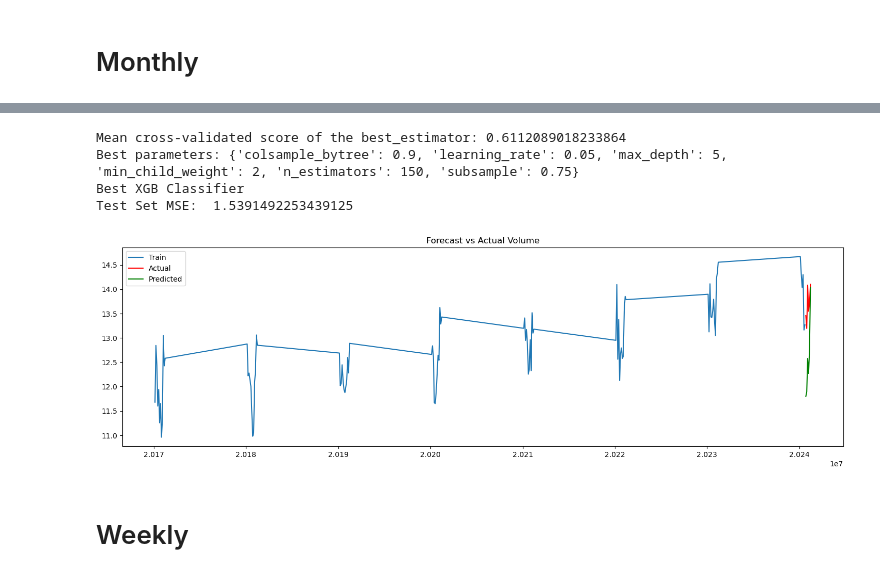
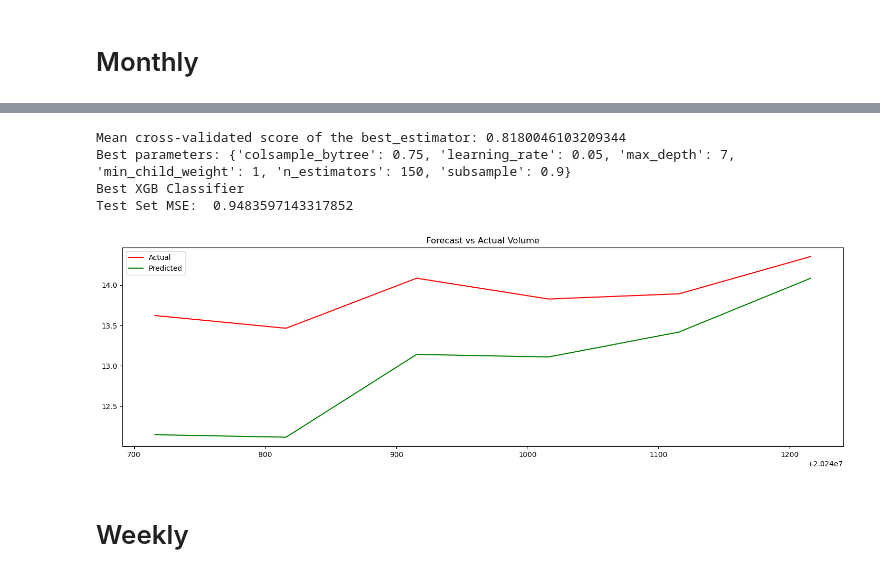
Before and after one commit to benrodion/Watts-next, a Jupyter notebook: XGBoostAllOnshore.ipynb, the cells around one changed output, grey strips where cells are left out. Drawn from its saved outputs; the diff is of its cells as text; code cells hidden in the pictures.

```diff
--- a/XGBoostAllOnshore.ipynb
+++ b/XGBoostAllOnshore.ipynb
@@ -34,3 +46,5 @@ data["ratio_VC"] = data["volume"] / data["max_capacity"]
+# %%
+data['rolling_mean_3'] = data['volume'].rolling(window=3).mean()
 # %%
 data.head()
 # %% [output]
@@ -45,5 +60,7 @@ data.head()
 len(data)
 # %% [output]
 70128
+# %%
+data = data.dropna()
 # %%
 X = data.drop(["volume", "capacity",  #capacity & volume are the same
@@ -225,7 +234,7 @@ train_db = db_monthly[db_monthly.index <= '2024-06']
 test_db = db_monthly[db_monthly.index > '2024-06']
 
 X_month = db_monthly.drop(["volume", "capacity",  #capacity & volume are the same
-                    "emission", "emissionfactor", "log_volume", "ratio_VC"], #are always 0 and can be ignored
+                    "emission", "emissionfactor", "log_volume", "ratio_VC", "max_capacity"], #are always 0 and can be ignored
                       axis=1)
 
 # our target variable
@@ -269,7 +278,7 @@ print(y_test_month_log.shape)
 (6,)
 # %%
 # subset dataframe to only contain the features we are interested in
-numeric_features = ["wind_dir_avg_10", "wind_speed_h_avg", "wind_speed_avg_10", "air_pressure", "humidity", "percentage", "max_capacity"]
+numeric_features = ["wind_dir_avg_10", "wind_speed_h_avg", "wind_speed_avg_10", "air_pressure", "humidity", "percentage", "rolling_mean_3", "lag_1"]
 X_train_month = X_train_month.loc[:, numeric_features]
 X_test_month = X_test_month.loc[:, numeric_features]
 
@@ -389,20 +415,19 @@ XGB_pred_month_log = XGB_model_month_log.predict(X_test_month)
 print("Best XGB Classifier")
 print("Test Set MSE: ", mean_squared_error(y_test_month_log, XGB_pred_month_log))
 # %% [output]
-Mean cross-validated score of the best_estimator: 0.6112089018233864
-Best parameters: {'colsample_bytree': 0.9, 'learning_rate': 0.05, 'max_depth': 5, 'min_child_weight': 2, 'n_estimators': 150, 'subsample': 0.75}
+Mean cross-validated score of the best_estimator: 0.8180046103209344
+Best parameters: {'colsample_bytree': 0.75, 'learning_rate': 0.05, 'max_depth': 7, 'min_child_weight': 1, 'n_estimators': 150, 'subsample': 0.9}
 Best XGB Classifier
-Test Set MSE:  1.5391492253439125
+Test Set MSE:  0.9483597143317852
 # %%
 plt.figure(figsize=(18,5))
-plt.plot(x_axis_train_m, y_train_month_log, label="Train")
 plt.plot(x_axis_test_m, y_test_month_log, label="Actual", color='red')
 plt.plot(x_axis_test_m, XGB_pred_month_log, label="Predicted", color='green')
 plt.legend()
 plt.title("Forecast vs Actual Volume")
 plt.show()
 # %% [output]
-[figure, old version]
+[figure, new version]
 # %% [markdown]
 # Weekly
 # %%
```
Also changed, not shown: parts of 48 cells of this notebook, 3 other files.
